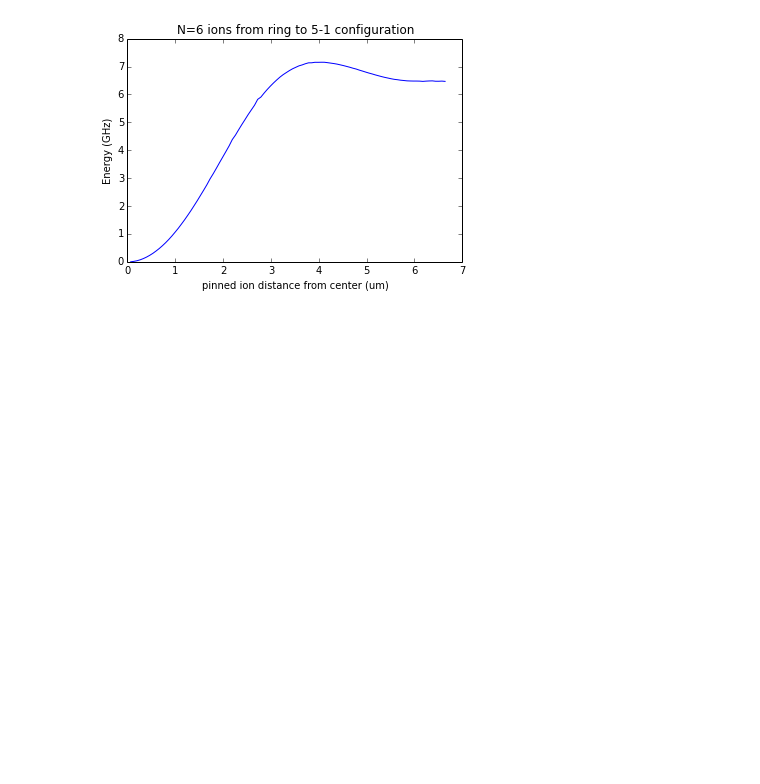
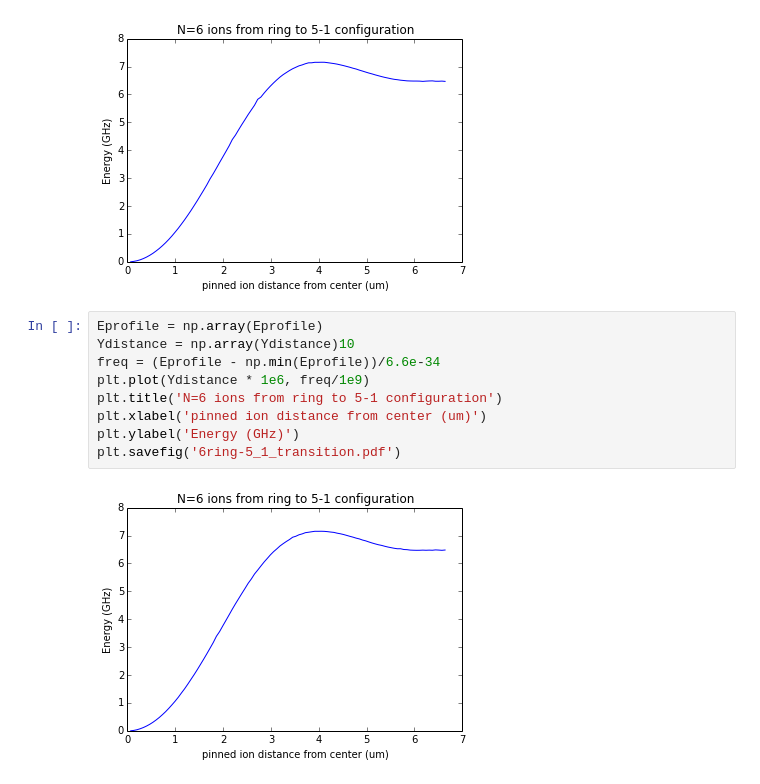
Before and after one commit to CampbellGroup/Qsim, a Jupyter notebook: Ipython-Notebooks/Crystal_Configurations.ipynb, the cells around one changed output. Saved outputs shown, nothing was run; the diff lists cells and outputs as text; blank space fills up the shorter version.

```diff
--- a/Ipython-Notebooks/Crystal_Configurations.ipynb
+++ b/Ipython-Notebooks/Crystal_Configurations.ipynb
@@ -202,3 +269,14 @@ plt.ylabel('Energy (GHz)')
 plt.savefig('6ring-5_1_transition.pdf')
 # %% [output]
 [figure]
+# %%
+Eprofile = np.array(Eprofile)
+Ydistance = np.array(Ydistance)10
+freq = (Eprofile - np.min(Eprofile))/6.6e-34
+plt.plot(Ydistance * 1e6, freq/1e9)
+plt.title('N=6 ions from ring to 5-1 configuration')
+plt.xlabel('pinned ion distance from center (um)')
+plt.ylabel('Energy (GHz)')
+plt.savefig('6ring-5_1_transition.pdf')
+# %% [output]
+[figure, added]
```
Also changed, not shown: parts of 6 cells of this notebook.
